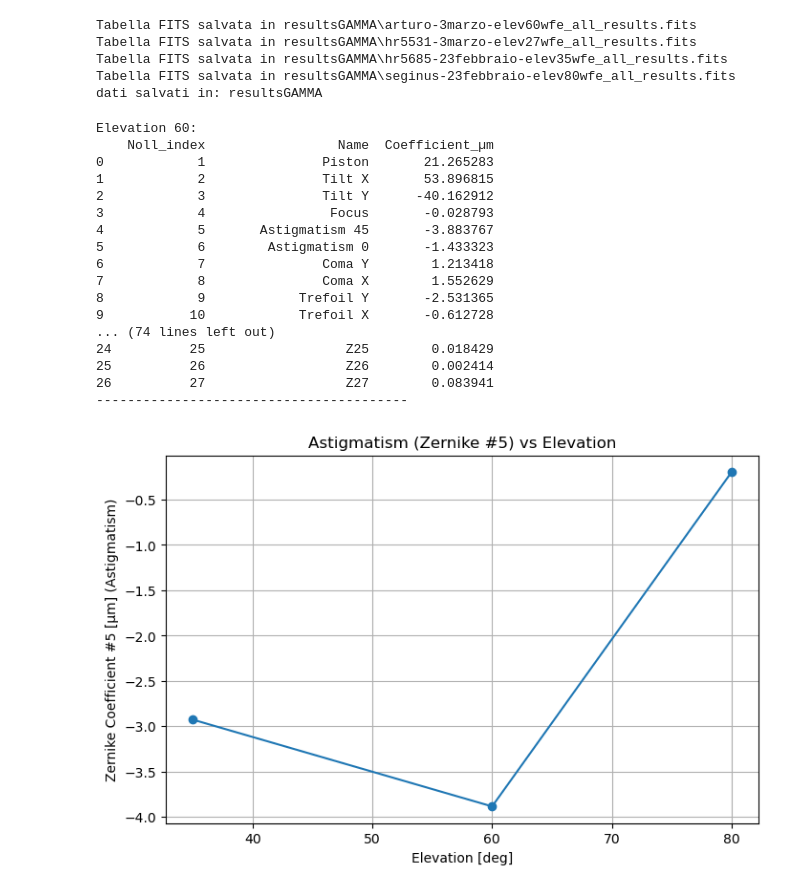
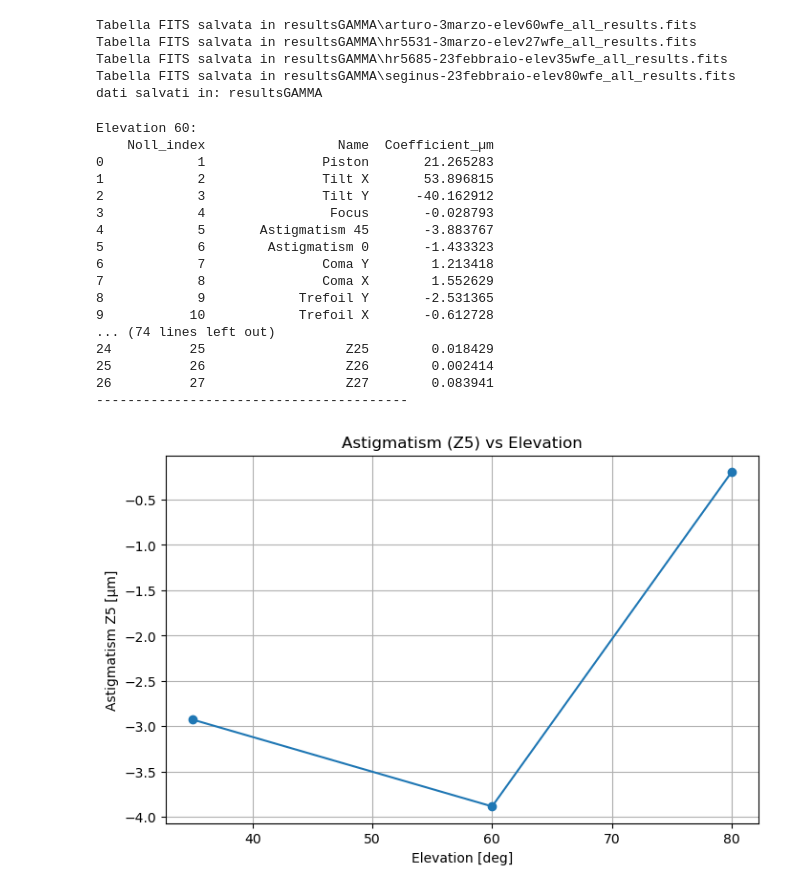
Before and after one commit to Leonardo-5/Zernike_analysis_of_wavefront, a Jupyter notebook: Zernike-fit_3.0.ipynb, the cells around one changed output. Saved outputs shown, nothing was run; the diff lists cells and outputs as text; code cells hidden in the pictures.

```diff
--- a/Zernike-fit_3.0.ipynb
+++ b/Zernike-fit_3.0.ipynb
@@ -533,42 +536,42 @@ for csv_file in csv_files:
 
     df_coeff = pd.read_csv(csv_file)
 
-    coeff5 = df_coeff.loc[4, 'Coefficient_µm']  # index 4 for Zernike #5
+    coeff5 = df_coeff.loc[4, 'Coefficient_µm']  # indice N per Zernike N+1
     elevations.append(elevation)
     coeff5_values.append(coeff5)
 
     print(f"Elevation {elevation}:")
     print(df_coeff[['Noll_index', 'Name', 'Coefficient_µm']])
     print('-' * 40)
 # Sort by elevation
 elevations, coeff5_values = zip(*sorted(zip(elevations, coeff5_values)))
 
 plt.figure(figsize=(8, 5))
 plt.plot(elevations, coeff5_values, marker='o')
 plt.xlabel('Elevation [deg]')
-plt.ylabel('Zernike Coefficient #5 [µm] (Astigmatism)')
-plt.title('Astigmatism (Zernike #5) vs Elevation')
+plt.ylabel('Astigmatism Z5 [µm]')
+plt.title('Astigmatism (Z5) vs Elevation')
 plt.grid(True)
 plt.show()
 # %% [output]
 Elevation 60:
     Noll_index                 Name  Coefficient_µm
 0            1               Piston       21.265283
 1            2               Tilt X       53.896815
 2            3               Tilt Y      -40.162912
 3            4                Focus       -0.028793
 4            5       Astigmatism 45       -3.883767
 5            6        Astigmatism 0       -1.433323
 6            7               Coma Y        1.213418
 7            8               Coma X        1.552629
 8            9            Trefoil Y       -2.531365
 9           10            Trefoil X       -0.612728
 ... (74 lines left out)
 24          25                  Z25        0.018429
 25          26                  Z26        0.002414
 26          27                  Z27        0.083941
 ----------------------------------------
-[figure, old version]
+[figure, new version]
 # %%
 # Find all mean high-order wavefront FITS files in resultsGAMMA
 mean_high_files = glob.glob(os.path.join('resultsGAMMA', '*wavefront_high_cube.fits'))
```
Also changed, not shown: parts of 3 cells of this notebook, 5 other files.
